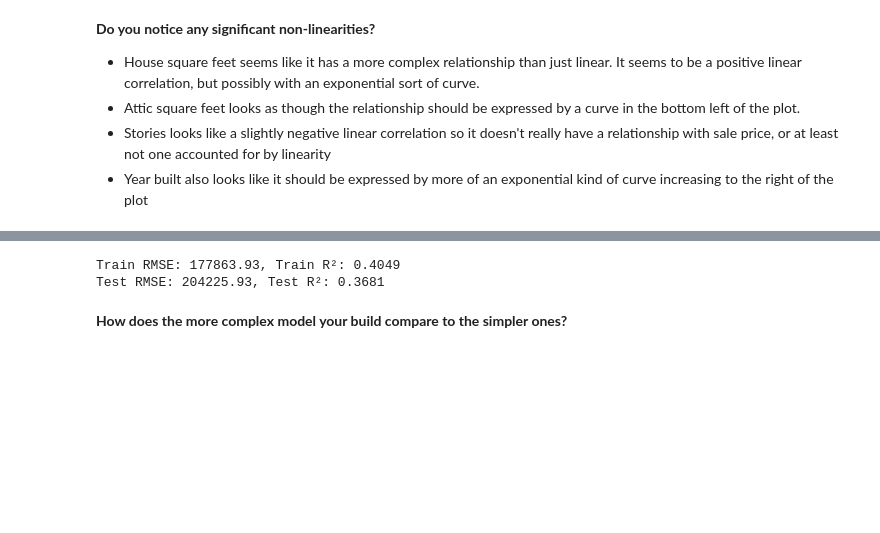
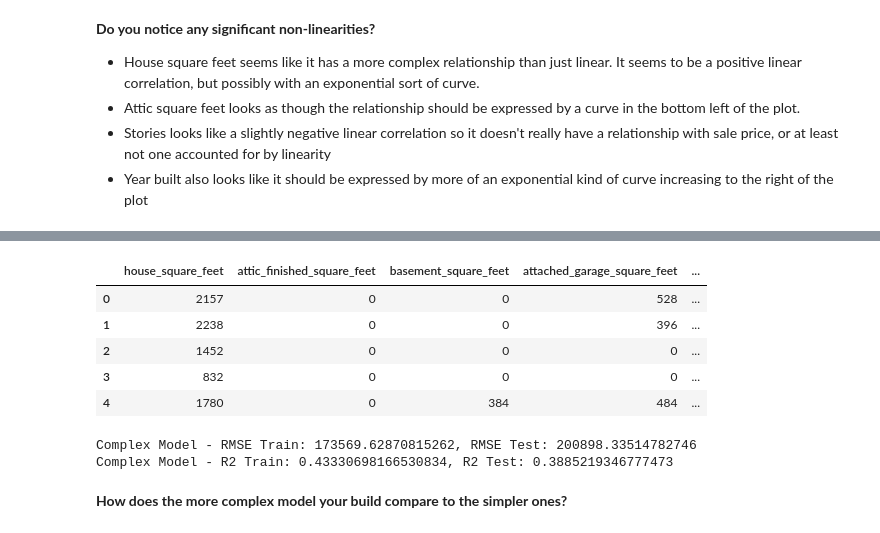
Before and after one commit to kpunsalan8/linearModels-KP, a Jupyter notebook: lab/lab_notebook_applied.ipynb, the cells around one changed output, grey strips where cells are left out. Cells and saved outputs as stored; diff of their text form; code cells hidden in the pictures; blank space fills up the shorter version.

Commit message:
Save work on more complex model

```diff
--- a/lab/lab_notebook_applied.ipynb
+++ b/lab/lab_notebook_applied.ipynb
@@ -597,0 +568,27 @@ y_test_pred = ridge_model.predict(X_test_final)
+# %%
+# perform transformations based on insights from partial correlation plots
+
+# apply quadratic to house sq ft bc of apparent curve
+X['house_square_feet_sq'] = X['house_square_feet']**2
+# apply quadratic to year built
+X['year_built_sq'] = X['year_built']**2
+# quadratic to bedrooms
+X['bedrooms_sq'] = X['bedrooms']**2
+# quadratic to bathrooms
+X['bathrooms_sq'] = X['bathrooms']**2
+
+# some feature interactions to explore
+
+# house square feet x basement square feet, since both have high correlation
+X['house_basement'] = X['house_square_feet'] * X['basement_square_feet']
+# year built and house square feet, see how age influences size variation
+X['year_house'] = X['year_built'] * X['house_square_feet']
+# %%
+X.head()
+# %% [output]
+|  | house_square_feet | attic_finished_square_feet | basement_square_feet | attached_garage_square_feet | ... |
+| 0 | 2157 | 0 | 0 | 528 | ... |
+| 1 | 2238 | 0 | 0 | 396 | ... |
+| 2 | 1452 | 0 | 0 | 0 | ... |
+| 3 | 832 | 0 | 0 | 0 | ... |
+| 4 | 1780 | 0 | 384 | 484 | ... |
@@ -598,8 +603,12 @@ y_test_pred = ridge_model.predict(X_test_final)
 # %%
-# Compute RMSE and R²
+# determine rmse and r2 on train and test
 rmse_train = np.sqrt(mean_squared_error(y_train, y_train_pred))
 rmse_test = np.sqrt(mean_squared_error(y_test, y_test_pred))
-print(f"Complex model - RMSE Train: {rmse_train}, RMSE Test: {rmse_test}")
+print(f"Complex Model - RMSE Train: {rmse_train}, RMSE Test: {rmse_test}")
+
 r2_train = r2_score(y_train, y_train_pred)
 r2_test = r2_score(y_test, y_test_pred)
-print(f"Complex model - R2 Train: {r2_train}, R2 Test: {r2_test}")
+print(f"Complex Model - R2 Train: {r2_train}, R2 Test: {r2_test}")
+# %% [output]
+Complex Model - RMSE Train: 173569.62870815262, RMSE Test: 200898.33514782746
+Complex Model - R2 Train: 0.43330698166530834, R2 Test: 0.3885219346777473
@@ -644,25 +615,3 @@ X_test_poly_df = pd.DataFrame(X_test_poly, columns=poly_feature_names, index=X_t
-# %%
-# Train Ridge regression with moderate regularization to prevent overfitting - AI suggested
-ridge_model = Ridge(alpha=1)
-ridge_model.fit(X_train_poly_df, y_train)
-
-# Predictions
-y_train_pred = ridge_model.predict(X_train_poly_df)
-y_test_pred = ridge_model.predict(X_test_poly_df)
-
-# Compute RMSE and R²
-rmse_train = np.sqrt(mean_squared_error(y_train, y_train_pred))
-r2_train = r2_score(y_train, y_train_pred)
-
-rmse_test = np.sqrt(mean_squared_error(y_test, y_test_pred))
-r2_test = r2_score(y_test, y_test_pred)
-
-# Print results
-print(f"Train RMSE: {rmse_train:.2f}, Train R²: {r2_train:.4f}")
-print(f"Test RMSE: {rmse_test:.2f}, Test R²: {r2_test:.4f}")
-# %% [output]
-Train RMSE: 177863.93, Train R²: 0.4049
-Test RMSE: 204225.93, Test R²: 0.3681
 # %% [markdown]
 **How does the more complex model your build compare to the simpler ones?**
 # %% [markdown]
```
Also changed, not shown: parts of 14 cells of this notebook.
